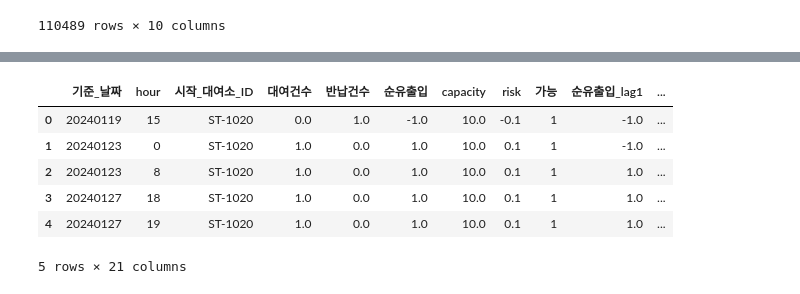
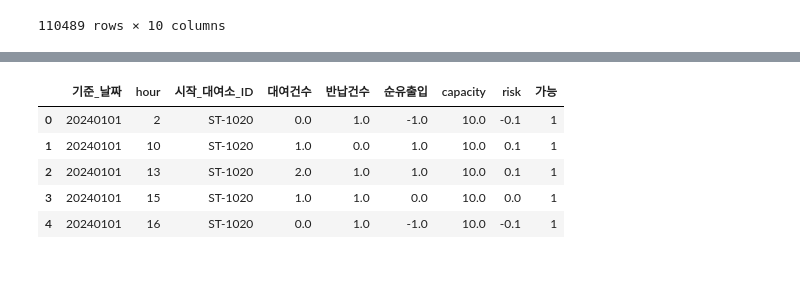
Before and after one commit to Hgracefield/EP_cycle_stations, a Jupyter notebook: Note/Zero/cycle_02.ipynb, the cells around one changed output, grey strips where cells are left out. Saved outputs shown, nothing was run; the diff lists cells and outputs as text; code cells hidden in the pictures.

```diff
--- a/Note/Zero/cycle_02.ipynb
+++ b/Note/Zero/cycle_02.ipynb
@@ -13,6 +13,7 @@ df = pd.read_csv('../../Data/Zero/Temp/24년도_따릉이_이용건수.csv')
 df.drop('Unnamed: 0',axis=1,inplace=True)
 # %%
 df1 = pd.read_csv('../../Data/은평구_스테이션_군집화_1차_자전거댓수_추가.csv')
+df1['시작_대여소_ID'] = df1['대여소_ID']
 df1
 # %% [output]
 |  | 대여소_ID | 주소1 | 주소2 | 위도 | 경도 | 1분기_전체건수 | 2분기_전체건수 | 3분기_전체건수 | 4분기_전체건수 | 연간_전체건수 | ... |
@@ -266,29 +235,28 @@ flow.head()
 # %%
 import pandas as pd
 
 # 시간순 정렬
 flow = flow.sort_values(['시작_대여소_ID','기준_날짜','hour']).reset_index(drop=True)
 
 # lag 피처 만들기 (1~3시간)
-lags = [1, 2, 3]
-for lag in lags:
-    flow[f'순유출입_lag{lag}'] = flow.groupby('시작_대여소_ID')['순유출입'].shift(lag)
-    flow[f'대여건수_lag{lag}'] = flow.groupby('시작_대여소_ID')['대여건수'].shift(lag)
-    flow[f'반납건수_lag{lag}'] = flow.groupby('시작_대여소_ID')['반납건수'].shift(lag)
-    flow[f'risk_lag{lag}'] = flow.groupby('시작_대여소_ID')['risk'].shift(lag)
+# lags = [1, 2, 3]
+# for lag in lags:
+#     flow[f'순유출입_lag{lag}'] = flow.groupby('시작_대여소_ID')['순유출입'].shift(lag)
+#     flow[f'대여건수_lag{lag}'] = flow.groupby('시작_대여소_ID')['대여건수'].shift(lag)
+#     flow[f'반납건수_lag{lag}'] = flow.groupby('시작_대여소_ID')['반납건수'].shift(lag)
+#     flow[f'risk_lag{lag}'] = flow.groupby('시작_대여소_ID')['risk'].shift(lag)
 
 # 결측 제거 (초기 몇 시간)
 flow_feat = flow.dropna().reset_index(drop=True)
 
 flow_feat.head()
 # %% [output]
-|  | 기준_날짜 | hour | 시작_대여소_ID | 대여건수 | 반납건수 | 순유출입 | capacity | risk | 가능 | 순유출입_lag1 | ... |
-| 0 | 20240119 | 15 | ST-1020 | 0.0 | 1.0 | -1.0 | 10.0 | -0.1 | 1 | -1.0 | ... |
-| 1 | 20240123 | 0 | ST-1020 | 1.0 | 0.0 | 1.0 | 10.0 | 0.1 | 1 | -1.0 | ... |
-| 2 | 20240123 | 8 | ST-1020 | 1.0 | 0.0 | 1.0 | 10.0 | 0.1 | 1 | 1.0 | ... |
-| 3 | 20240127 | 18 | ST-1020 | 1.0 | 0.0 | 1.0 | 10.0 | 0.1 | 1 | 1.0 | ... |
-| 4 | 20240127 | 19 | ST-1020 | 1.0 | 0.0 | 1.0 | 10.0 | 0.1 | 1 | 1.0 | ... |
+|  | 기준_날짜 | hour | 시작_대여소_ID | 대여건수 | 반납건수 | 순유출입 | capacity | risk | 가능 |
+| 0 | 20240101 | 2 | ST-1020 | 0.0 | 1.0 | -1.0 | 10.0 | -0.1 | 1 |
+| 1 | 20240101 | 10 | ST-1020 | 1.0 | 0.0 | 1.0 | 10.0 | 0.1 | 1 |
+| 2 | 20240101 | 13 | ST-1020 | 2.0 | 1.0 | 1.0 | 10.0 | 0.1 | 1 |
+| 3 | 20240101 | 15 | ST-1020 | 1.0 | 1.0 | 0.0 | 10.0 | 0.0 | 1 |
+| 4 | 20240101 | 16 | ST-1020 | 0.0 | 1.0 | -1.0 | 10.0 | -0.1 | 1 |
-5 rows × 21 columns
 # %%
 from sklearn.model_selection import train_test_split
 from sklearn.linear_model import LogisticRegression
```
Also changed, not shown: parts of 14 cells of this notebook, 3 other files.
